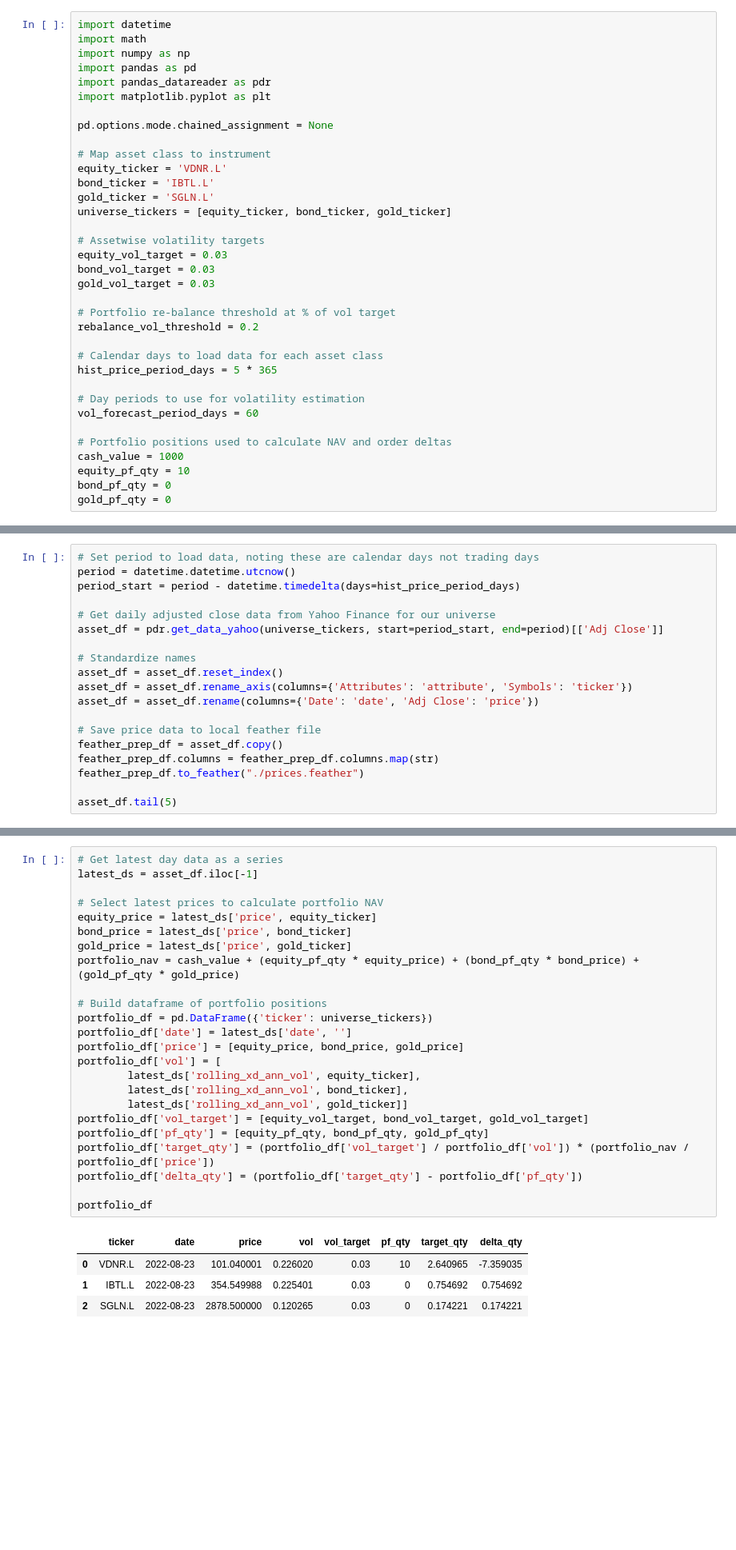
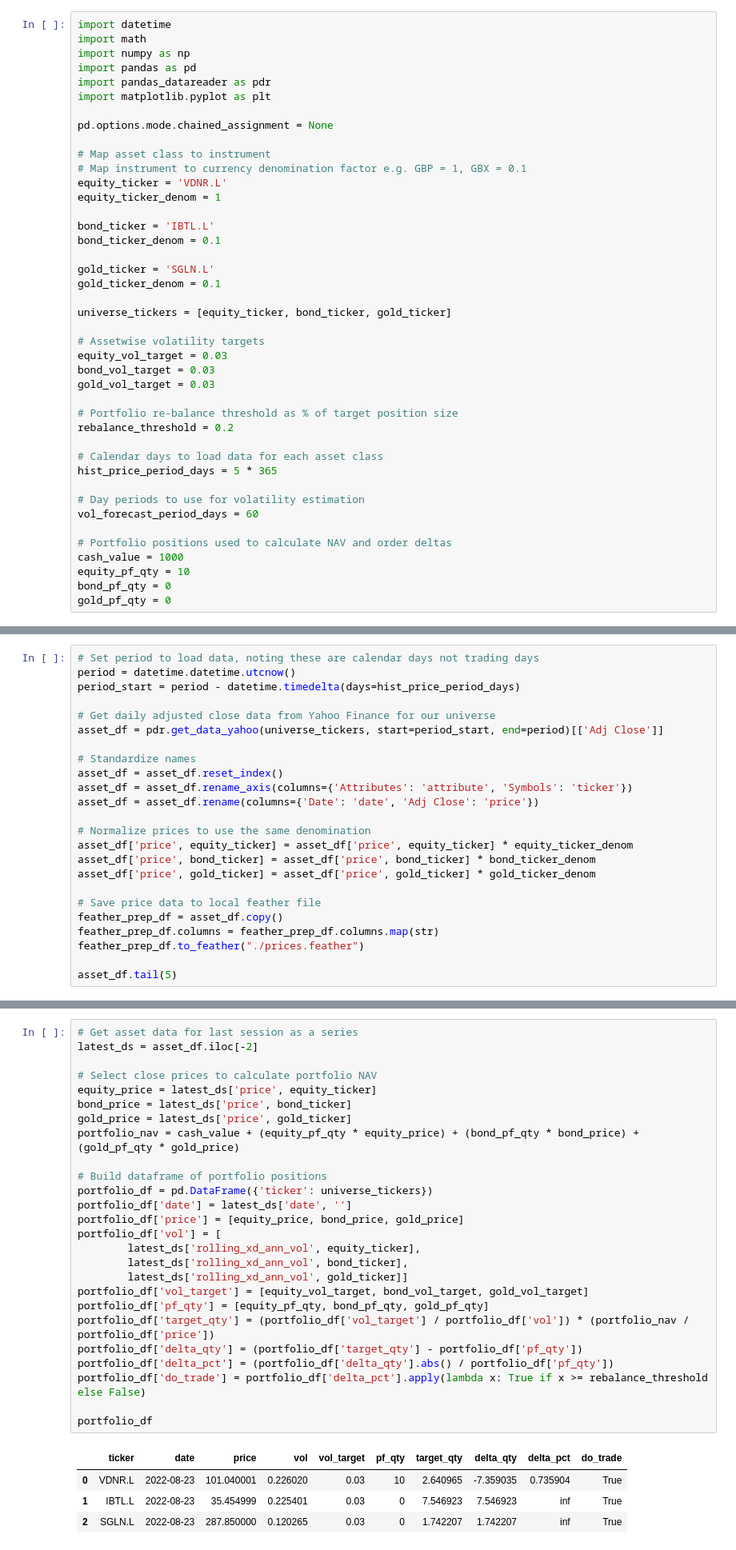
Before and after one commit to eliekawerk/alphabook, a Jupyter notebook: rp3.ipynb, the cells around one changed output, grey strips where cells are left out. Shown at 80% size. Cells and saved outputs as stored; diff of their text form; blank space fills up the shorter version.

```diff
--- a/rp3.ipynb
+++ b/rp3.ipynb
@@ -25,9 +25,16 @@ import matplotlib.pyplot as plt
 pd.options.mode.chained_assignment = None
 
 # Map asset class to instrument
+# Map instrument to currency denomination factor e.g. GBP = 1, GBX = 0.1
 equity_ticker = 'VDNR.L'
+equity_ticker_denom = 1
+
 bond_ticker = 'IBTL.L'
+bond_ticker_denom = 0.1
+
 gold_ticker = 'SGLN.L'
+gold_ticker_denom = 0.1
+
 universe_tickers = [equity_ticker, bond_ticker, gold_ticker]
 
 # Assetwise volatility targets
@@ -35,8 +42,8 @@ equity_vol_target = 0.03
 bond_vol_target = 0.03
 gold_vol_target = 0.03
 
-# Portfolio re-balance threshold at % of vol target
-rebalance_vol_threshold = 0.2
+# Portfolio re-balance threshold as % of target position size
+rebalance_threshold = 0.2
 
 # Calendar days to load data for each asset class
 hist_price_period_days = 5 * 365
@@ -66,6 +73,11 @@ asset_df = asset_df.reset_index()
 asset_df = asset_df.rename_axis(columns={'Attributes': 'attribute', 'Symbols': 'ticker'})
 asset_df = asset_df.rename(columns={'Date': 'date', 'Adj Close': 'price'})
 
+# Normalize prices to use the same denomination
+asset_df['price', equity_ticker] = asset_df['price', equity_ticker] * equity_ticker_denom
+asset_df['price', bond_ticker] = asset_df['price', bond_ticker] * bond_ticker_denom
+asset_df['price', gold_ticker] = asset_df['price', gold_ticker] * gold_ticker_denom
+
 # Save price data to local feather file
 feather_prep_df = asset_df.copy()
 feather_prep_df.columns = feather_prep_df.columns.map(str)
@@ -114,31 +126,33 @@ plt.legend(loc=2)
 
 Compute target position sizes based on annualized volatility.
 # %%
-# Get latest day data as a series
-latest_ds = asset_df.iloc[-1]
+# Get asset data for last session as a series
+latest_ds = asset_df.iloc[-2]
 
-# Select latest prices to calculate portfolio NAV
+# Select close prices to calculate portfolio NAV
 equity_price = latest_ds['price', equity_ticker]
 bond_price = latest_ds['price', bond_ticker]
 gold_price = latest_ds['price', gold_ticker]
 portfolio_nav = cash_value + (equity_pf_qty * equity_price) + (bond_pf_qty * bond_price) + (gold_pf_qty * gold_price)
 
 # Build dataframe of portfolio positions
 portfolio_df = pd.DataFrame({'ticker': universe_tickers})
 portfolio_df['date'] = latest_ds['date', '']
 portfolio_df['price'] = [equity_price, bond_price, gold_price]
 portfolio_df['vol'] = [
         latest_ds['rolling_xd_ann_vol', equity_ticker],
         latest_ds['rolling_xd_ann_vol', bond_ticker],
         latest_ds['rolling_xd_ann_vol', gold_ticker]]
 portfolio_df['vol_target'] = [equity_vol_target, bond_vol_target, gold_vol_target]
 portfolio_df['pf_qty'] = [equity_pf_qty, bond_pf_qty, gold_pf_qty]
 portfolio_df['target_qty'] = (portfolio_df['vol_target'] / portfolio_df['vol']) * (portfolio_nav / portfolio_df['price'])
 portfolio_df['delta_qty'] = (portfolio_df['target_qty'] - portfolio_df['pf_qty'])
+portfolio_df['delta_pct'] = (portfolio_df['delta_qty'].abs() / portfolio_df['pf_qty'])
+portfolio_df['do_trade'] = portfolio_df['delta_pct'].apply(lambda x: True if x >= rebalance_threshold else False)
 
 portfolio_df
 # %% [output]
-|  | ticker | date | price | vol | vol_target | pf_qty | target_qty | delta_qty |
-| 0 | VDNR.L | 2022-08-23 | 101.040001 | 0.226020 | 0.03 | 10 | 2.640965 | -7.359035 |
-| 1 | IBTL.L | 2022-08-23 | 354.549988 | 0.225401 | 0.03 | 0 | 0.754692 | 0.754692 |
-| 2 | SGLN.L | 2022-08-23 | 2878.500000 | 0.120265 | 0.03 | 0 | 0.174221 | 0.174221 |
+|  | ticker | date | price | vol | vol_target | pf_qty | target_qty | delta_qty | delta_pct | do_trade |
+| 0 | VDNR.L | 2022-08-23 | 101.040001 | 0.226020 | 0.03 | 10 | 2.640965 | -7.359035 | 0.735904 | True |
+| 1 | IBTL.L | 2022-08-23 | 35.454999 | 0.225401 | 0.03 | 0 | 7.546923 | 7.546923 | inf | True |
+| 2 | SGLN.L | 2022-08-23 | 287.850000 | 0.120265 | 0.03 | 0 | 1.742207 | 1.742207 | inf | True |
```
Also changed, not shown: parts of 2 cells of this notebook.
